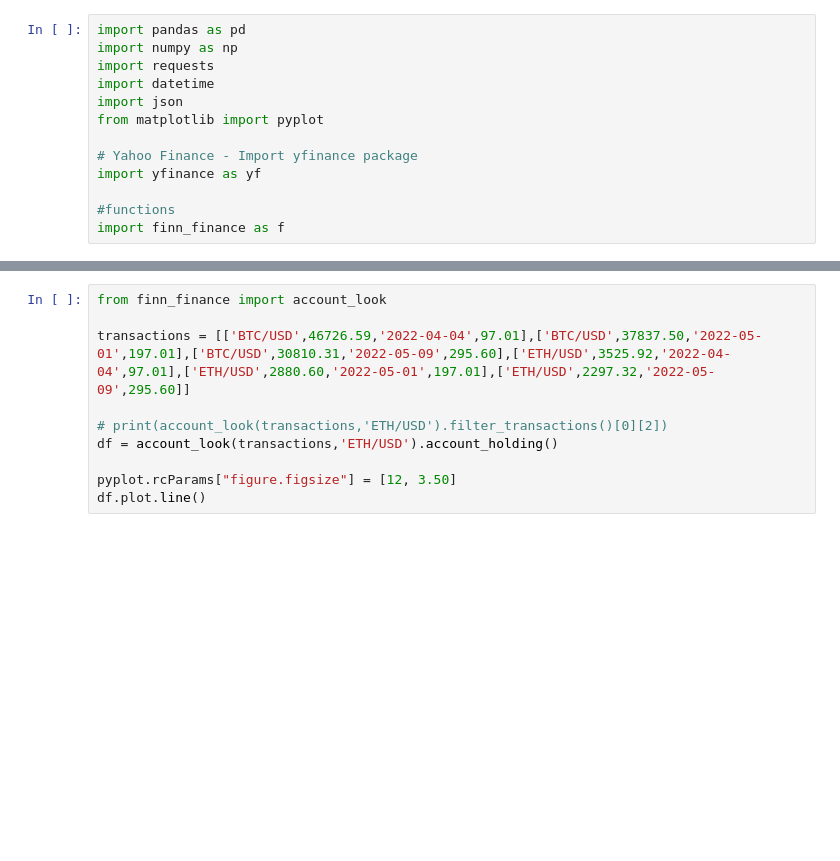
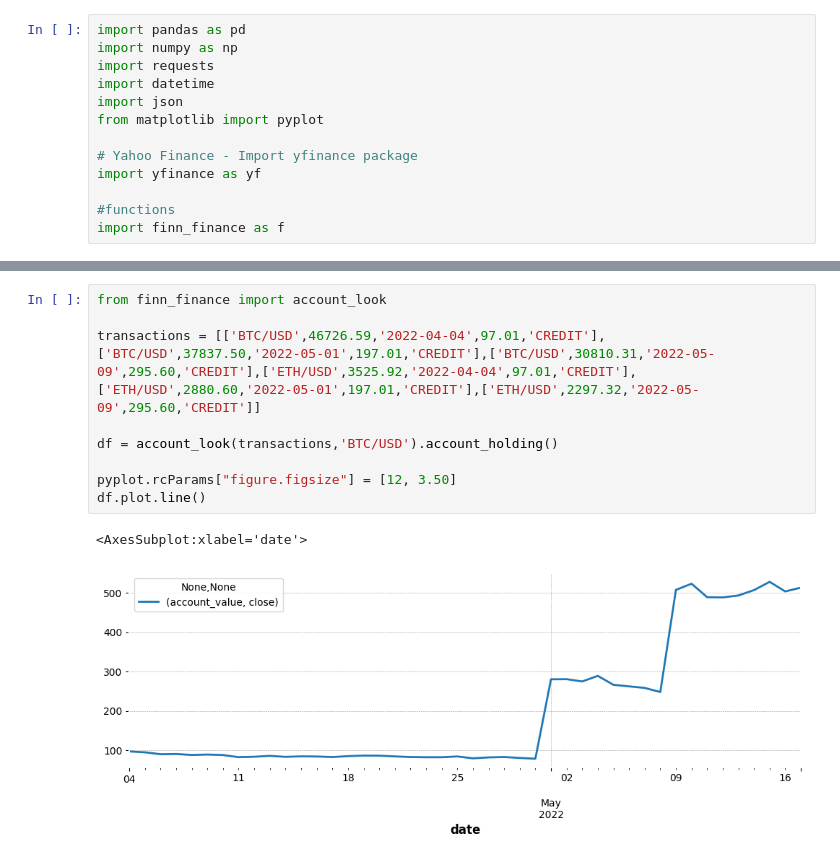
Before and after one commit to finnnilsen90/finance-blockchain_analysis, a Jupyter notebook: portfolio_analysis.ipynb, the cells around one changed output, grey strips where cells are left out. Drawn from its saved outputs; the diff is of its cells as text; blank space fills up the shorter version.

Commit message:
Added credit/debit

```diff
--- a/portfolio_analysis.ipynb
+++ b/portfolio_analysis.ipynb
@@ -69,13 +95,15 @@ for i in range(len(investment)):
 # %%
 from finn_finance import account_look
 
-transactions = [['BTC/USD',46726.59,'2022-04-04',97.01],['BTC/USD',37837.50,'2022-05-01',197.01],['BTC/USD',30810.31,'2022-05-09',295.60],['ETH/USD',3525.92,'2022-04-04',97.01],['ETH/USD',2880.60,'2022-05-01',197.01],['ETH/USD',2297.32,'2022-05-09',295.60]]
+transactions = [['BTC/USD',46726.59,'2022-04-04',97.01,'CREDIT'],['BTC/USD',37837.50,'2022-05-01',197.01,'CREDIT'],['BTC/USD',30810.31,'2022-05-09',295.60,'CREDIT'],['ETH/USD',3525.92,'2022-04-04',97.01,'CREDIT'],['ETH/USD',2880.60,'2022-05-01',197.01,'CREDIT'],['ETH/USD',2297.32,'2022-05-09',295.60,'CREDIT']]
 
-# print(account_look(transactions,'ETH/USD').filter_transactions()[0][2])
-df = account_look(transactions,'ETH/USD').account_holding()
+df = account_look(transactions,'BTC/USD').account_holding()
 
 pyplot.rcParams["figure.figsize"] = [12, 3.50]
 df.plot.line()
+# %% [output]
+<AxesSubplot:xlabel='date'>
+[figure, added]
 # %%
 # Calculate wei bit coin
 
```
Also changed, not shown: parts of 8 cells of this notebook, 1 other file.
